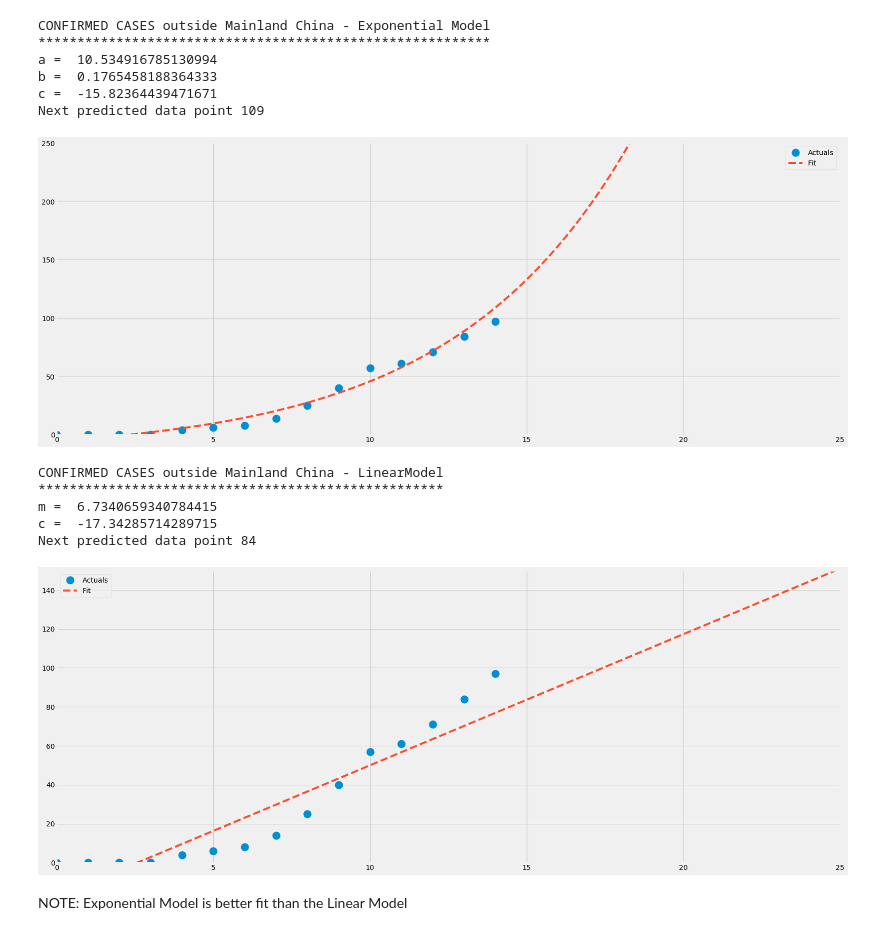
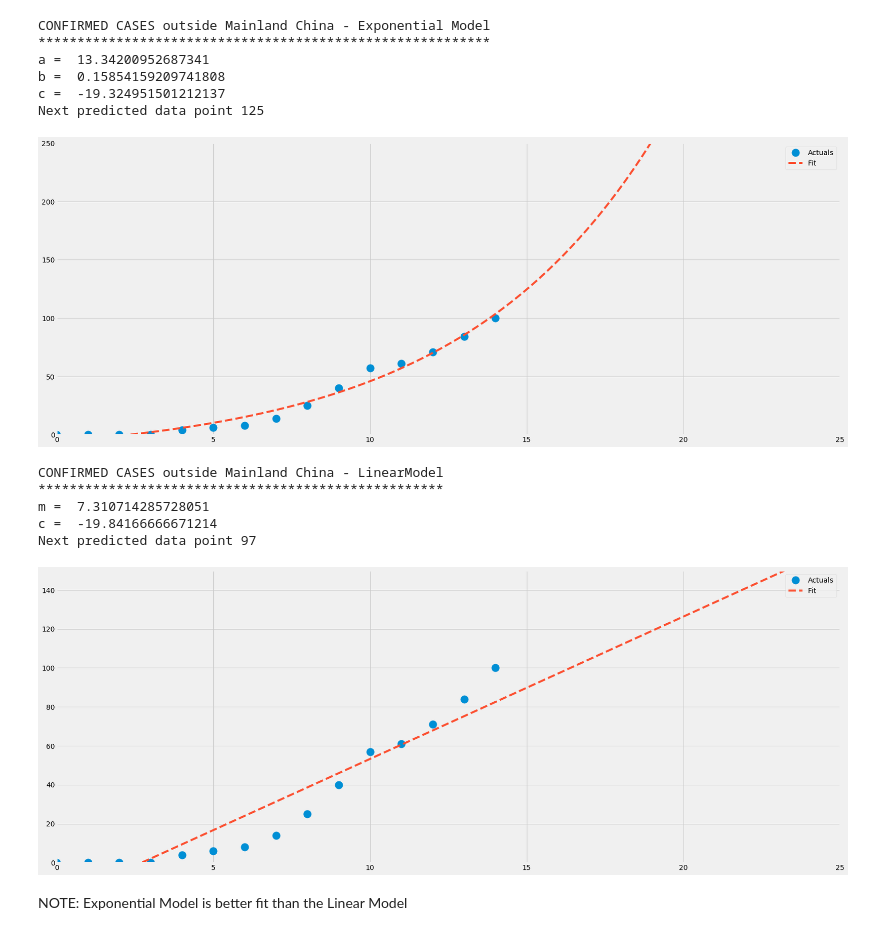
Before and after one commit to smtexas99/ncov19, a Jupyter notebook: ncov2019.ipynb, the cells around one changed output. Drawn from its saved outputs; the diff is of its cells as text; code cells hidden in the pictures.

```diff
--- a/ncov2019.ipynb
+++ b/ncov2019.ipynb
@@ -154,7 +153,7 @@ CONFIRMED CASES outside Mainland China
 df_cco=df_cco.fillna(0)
 # %%
 # test_data = 1
-points = 1
+points = 0
 length = df_cco.count()
 n = length - points
 print('CONFIRMED CASES outside Mainland China - Exponential Model')
@@ -163,11 +162,11 @@ proj(df_cco,n,250)
 # %% [output]
 CONFIRMED CASES outside Mainland China - Exponential Model
 **********************************************************
-a =  10.534916785130994
-b =  0.1765458188364333
-c =  -15.82364439471671
-Next predicted data point 109
+a =  13.34200952687341
+b =  0.15854159209741808
+c =  -19.324951501212137
+Next predicted data point 125
-[figure, old version]
+[figure, new version]
 # %%
 def proj_lin(dat, no, d=5000):
     n=no
@@ -196,19 +195,19 @@ def proj_lin(dat, no, d=5000):
     plt.show()
 # %%
 # test_data = 1
-points = 1
+points = 0
 length = df_cco.count()
 n = length - points
 print('CONFIRMED CASES outside Mainland China - LinearModel')
 print('****************************************************')
 proj_lin(df_cco,n,150)
 # %% [output]
 CONFIRMED CASES outside Mainland China - LinearModel
 ****************************************************
-m =  6.7340659340784415
-c =  -17.34285714289715
-Next predicted data point 84
+m =  7.310714285728051
+c =  -19.84166666671214
+Next predicted data point 97
-[figure, old version]
+[figure, new version]
 # %% [markdown]
 NOTE: Exponential Model is better fit than the Linear Model
 # %%
```
Also changed, not shown: parts of 10 cells of this notebook.
